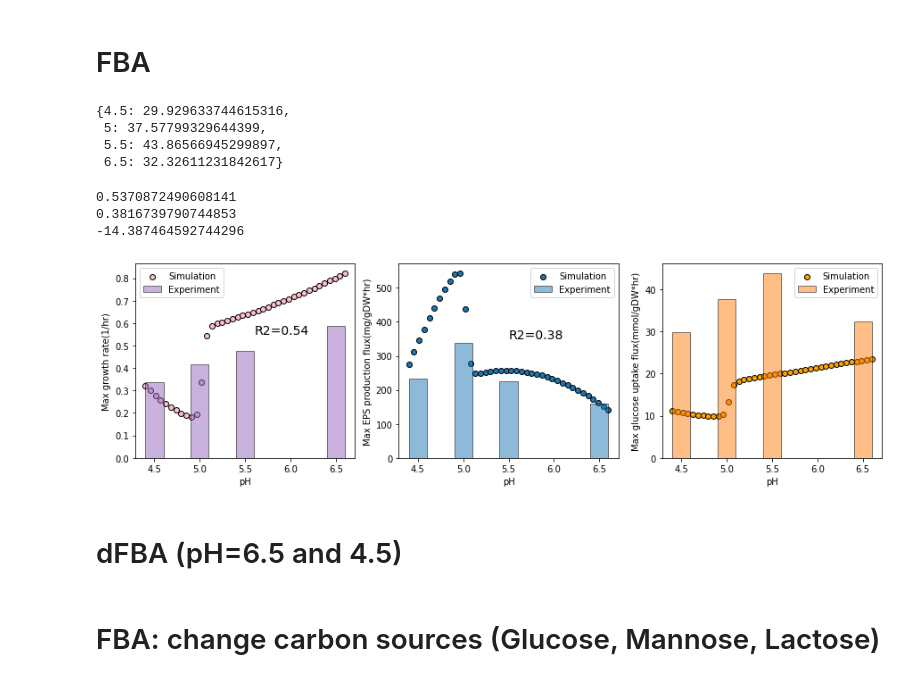
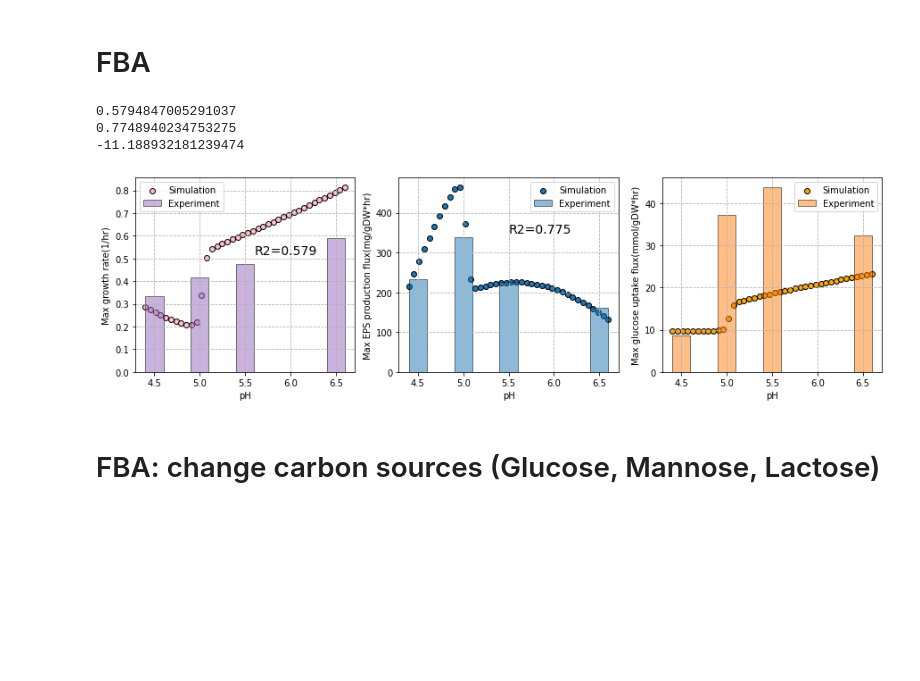
Before and after one commit to SizheQiu/LbPtEPS, a Jupyter notebook: workflow/Simulation.ipynb, the cells around one changed output. Saved outputs shown, nothing was run; the diff lists cells and outputs as text; code cells hidden in the pictures; blank space fills up the shorter version.

```diff
--- a/workflow/Simulation.ipynb
+++ b/workflow/Simulation.ipynb
@@ -46,17 +46,11 @@ max_grs = {4.5: 0.33518078911208254, 5: 0.41737210588433693, 5.5: 0.475382508952
 EPS_MW = model.metabolites.EPS_c.formula_weight
 max_EPS_rates = {4.5: 232.0583306382854, 5: 338.5890799468476,
                  5.5: 225.26467128479936, 6.5: 160.84310034487967} #mg/L
+exp_glc_rates = {4.5:8.5409,5:37.2736,5.5:43.8656,6.5:32.3261} #mmol/gDW*hr
 
 def fba_nolac(model, params, pH):
     with model:
         model.medium = MRS
-        set_LpPA( model, ptot_lpl, params, 0, pH )
+        set_LpPA( model, ptot_lpl, params, pH )
         fluxes = cobra.flux_analysis.pfba(model).fluxes
     return fluxes
-# %%
-max_glc_rates
-# %% [output]
-{4.5: 29.929633744615316,
- 5: 37.57799329644399,
- 5.5: 43.86566945299897,
- 6.5: 32.32611231842617}
@@ -82,9 +68,9 @@ print(r2)
 r2 =  r2_score( list(pred_eps_rates.values()), list(max_EPS_rates.values()) )
 print(r2)
 
-r2 = r2_score(list(pred_glc.values()), list(max_glc_rates.values()) )
+r2 = r2_score(list(pred_glc.values()), list(exp_glc_rates.values()) )
 print(r2)
 # %% [output]
-0.5370872490608141
-0.3816739790744853
--14.387464592744296
+0.5794847005291037
+0.7748940234753275
+-11.188932181239474
@@ -91,26 +85,25 @@ print(r2)
 # %%
 fig, axs = plt.subplots(1,3, figsize=(15,4))
 axs[0].scatter(pH_list,sim_grs, color='pink',edgecolor='black', label='Simulation')
 axs[0].bar(max_grs.keys(), max_grs.values(), color='tab:purple',
            width=0.2, alpha=0.5, edgecolor='black', label='Experiment')
 axs[1].scatter(pH_list, sim_eps_rates,edgecolor='black', label='Simulation')
 axs[1].bar(max_EPS_rates.keys(), max_EPS_rates.values(), color='tab:blue',
            width=0.2, alpha=0.5, edgecolor='black', label='Experiment')
 
 axs[2].scatter(pH_list,sim_glc_rates, color='orange',edgecolor='black', label='Simulation')
-axs[2].bar(max_glc_rates.keys(), max_glc_rates.values(), color='tab:orange',
+axs[2].bar(exp_glc_rates.keys(), exp_glc_rates.values(), color='tab:orange',
            width=0.2, alpha=0.5, edgecolor='black', label='Experiment')
 
 for ax in axs:
+    ax.grid(linestyle='--')
     ax.legend()
     ax.set_xlabel('pH')
 axs[0].set_ylabel('Max growth rate(1/hr)')
 axs[1].set_ylabel('Max EPS production flux(mg/gDW*hr)')
 axs[2].set_ylabel('Max glucose uptake flux(mmol/gDW*hr)')
-axs[0].text(5.6,0.55,s='R2=0.54', fontsize=14)
-axs[1].text(5.5,350,s='R2=0.38', fontsize=14)
-plt.savefig('../../../../EPS_LP/Figures/FBA_validation.svg',format='svg',dpi=150)
+axs[0].text(5.6,0.52,s='R2=0.579', fontsize=14)
+axs[1].text(5.5,350,s='R2=0.775', fontsize=14)
+# plt.savefig('../../../../EPS_LP/Figures/FBA_validation.svg',format='svg',dpi=150)
 # %% [output]
-[figure, old version]
+[figure, new version]
-# %% [markdown]
-#  dFBA (pH=6.5 and 4.5)
```
Also changed, not shown: parts of 7 cells of this notebook, 5 other files.
